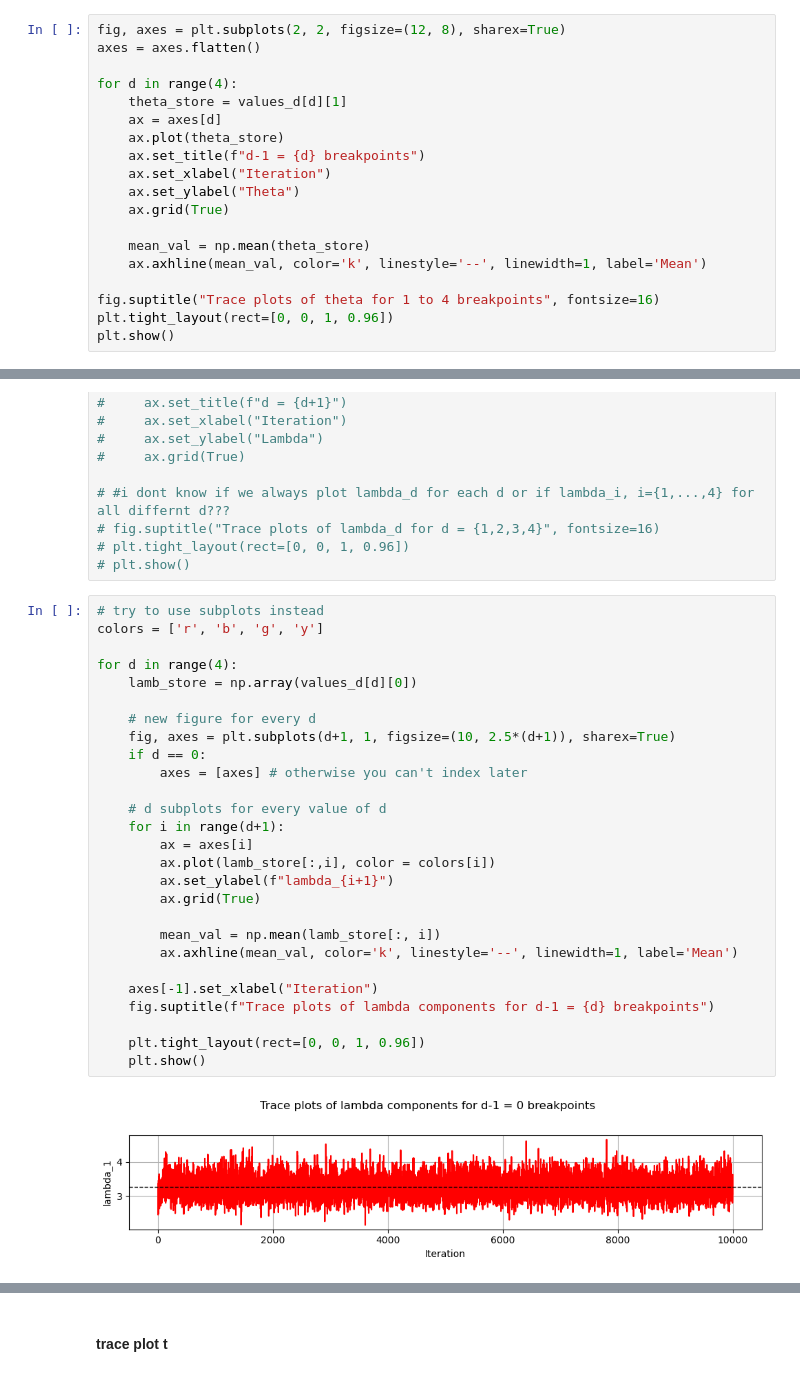
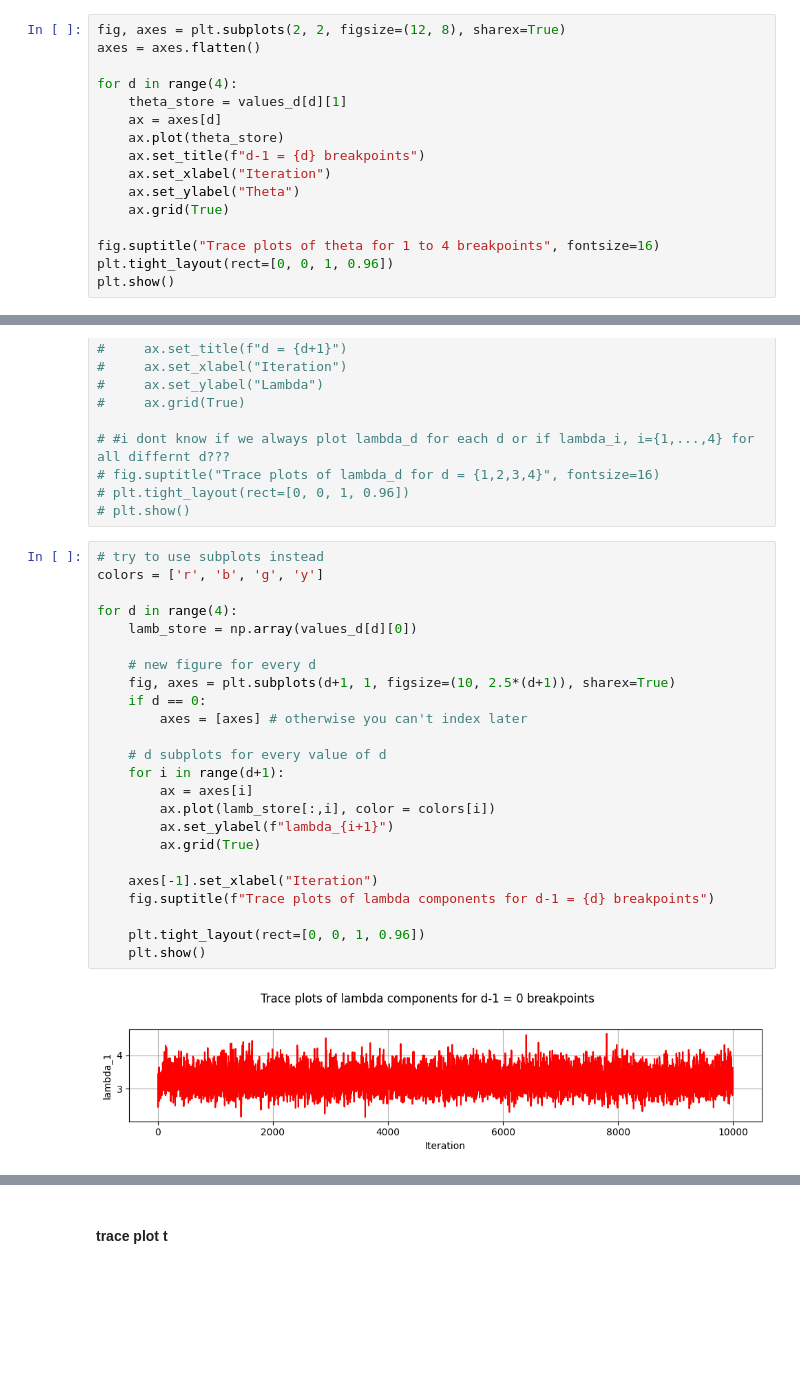
Before and after one commit to Lisakth/CompIntense, a Jupyter notebook: 16-HA2-python.ipynb, the cells around one changed output, grey strips where cells are left out. Drawn from its saved outputs; the diff is of its cells as text; blank space fills up the shorter version.

```diff
--- a/16-HA2-python.ipynb
+++ b/16-HA2-python.ipynb
@@ -106,9 +106,6 @@ for d in range(4):
     ax.set_ylabel("Theta")
     ax.grid(True)
 
-    mean_val = np.mean(theta_store)
-    ax.axhline(mean_val, color='k', linestyle='--', linewidth=1, label='Mean')
-
 fig.suptitle("Trace plots of theta for 1 to 4 breakpoints", fontsize=16)
 plt.tight_layout(rect=[0, 0, 1, 0.96])
 plt.show()
@@ -178,29 +175,26 @@ plt.show()
 # %%
 # try to use subplots instead
 colors = ['r', 'b', 'g', 'y']
 
 for d in range(4):
     lamb_store = np.array(values_d[d][0])
 
     # new figure for every d
     fig, axes = plt.subplots(d+1, 1, figsize=(10, 2.5*(d+1)), sharex=True)
     if d == 0:
         axes = [axes] # otherwise you can't index later
 
     # d subplots for every value of d
     for i in range(d+1):
         ax = axes[i]
         ax.plot(lamb_store[:,i], color = colors[i])
         ax.set_ylabel(f"lambda_{i+1}")
         ax.grid(True)
 
-        mean_val = np.mean(lamb_store[:, i])
-        ax.axhline(mean_val, color='k', linestyle='--', linewidth=1, label='Mean')
-
     axes[-1].set_xlabel("Iteration")
     fig.suptitle(f"Trace plots of lambda components for d-1 = {d} breakpoints")
 
     plt.tight_layout(rect=[0, 0, 1, 0.96])
     plt.show()
 # %% [output]
-[figure, old version]
+[figure, new version]
```
Also changed, not shown: parts of 24 cells of this notebook.
